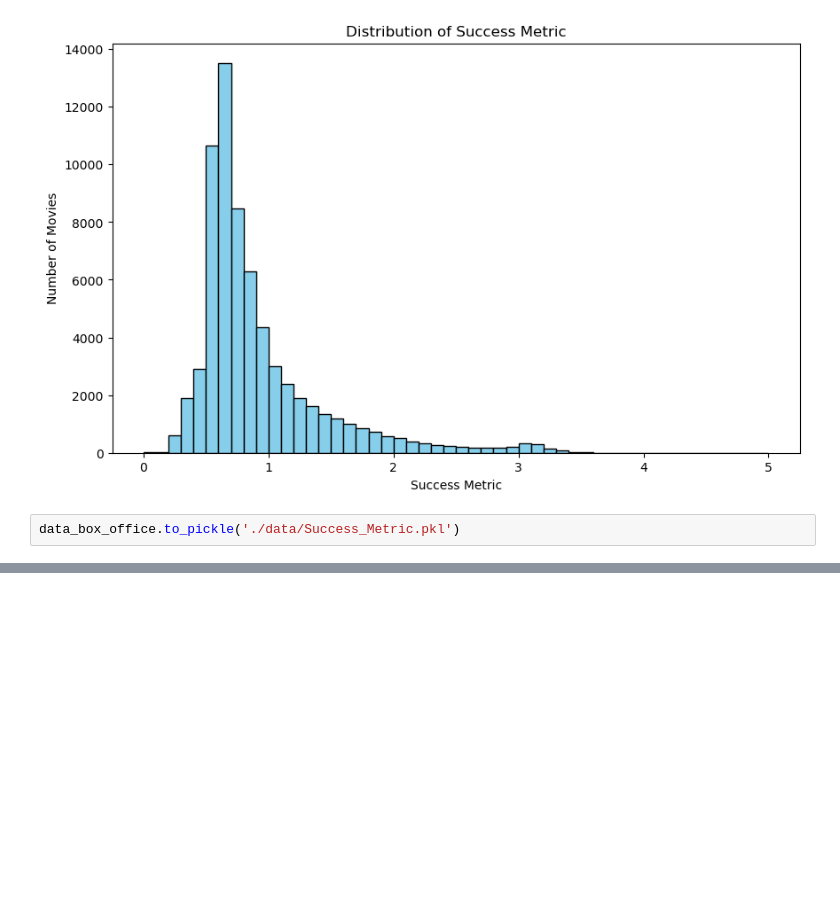
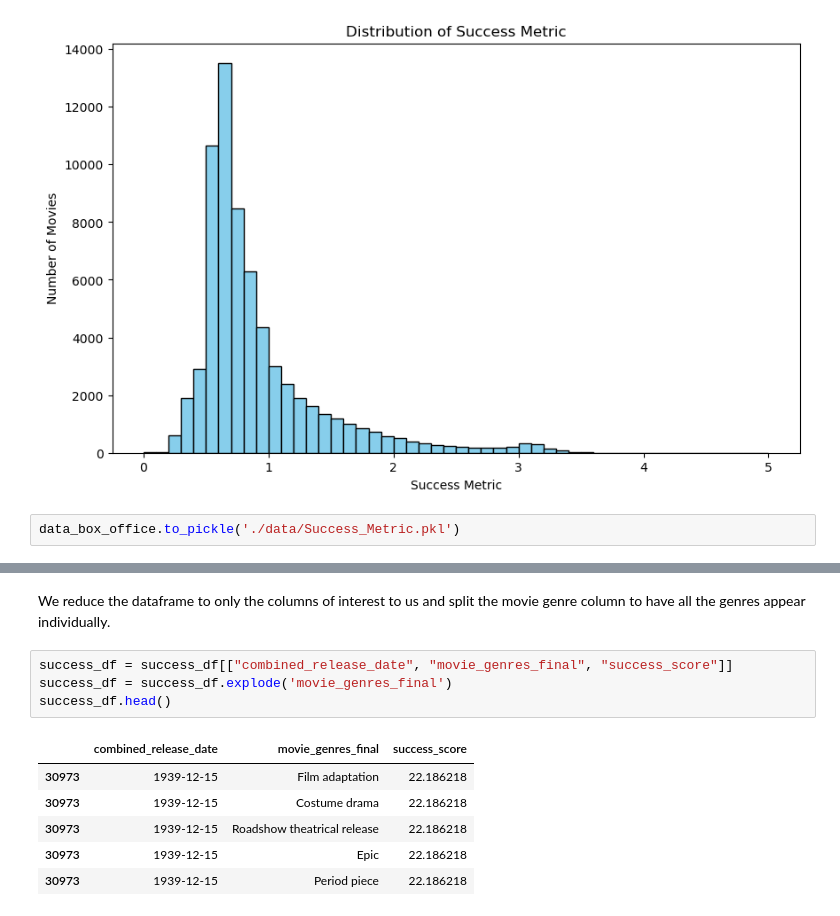
Before and after one commit to epfl-ada/ada-2024-project-gear5, a Jupyter notebook: results.ipynb, the cells around one changed output, grey strips where cells are left out. Cells and saved outputs as stored; diff of their text form; blank space fills up the shorter version.

```diff
--- a/results.ipynb
+++ b/results.ipynb
@@ -630,0 +645,13 @@ data_box_office.to_pickle('./data/Success_Metric.pkl')
+# %% [markdown]
+We reduce the dataframe to only the columns of interest to us and split the movie genre column to have all the genres appear individually.
+# %%
+success_df = success_df[["combined_release_date", "movie_genres_final", "success_score"]]
+success_df = success_df.explode('movie_genres_final')
+success_df.head()
+# %% [output]
+|  | combined_release_date | movie_genres_final | success_score |
+| 30973 | 1939-12-15 | Film adaptation | 22.186218 |
+| 30973 | 1939-12-15 | Costume drama | 22.186218 |
+| 30973 | 1939-12-15 | Roadshow theatrical release | 22.186218 |
+| 30973 | 1939-12-15 | Epic | 22.186218 |
+| 30973 | 1939-12-15 | Period piece | 22.186218 |
```
Also changed, not shown: parts of 9 cells of this notebook, 1 other file.
